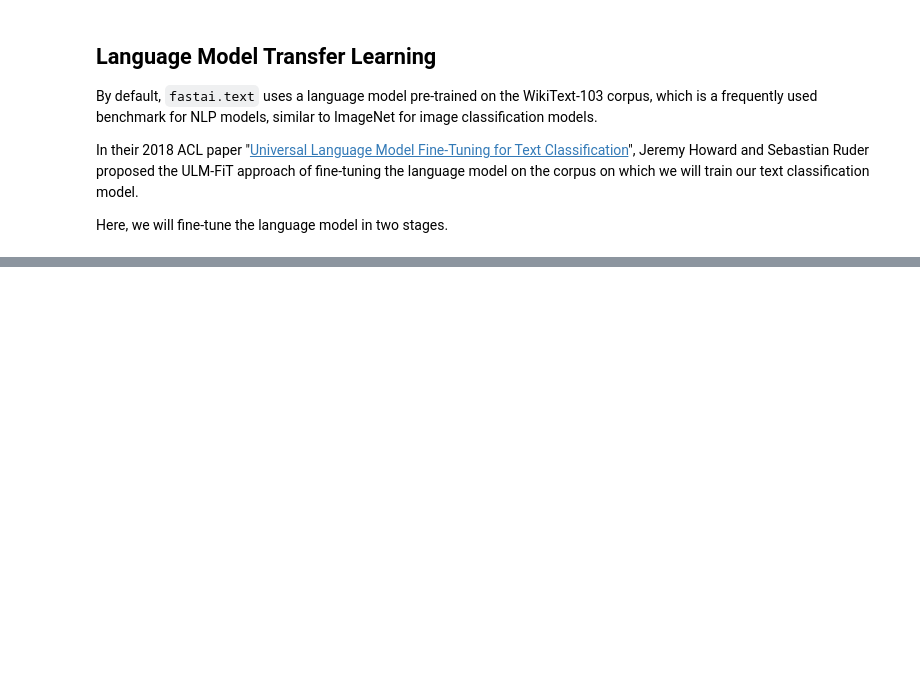
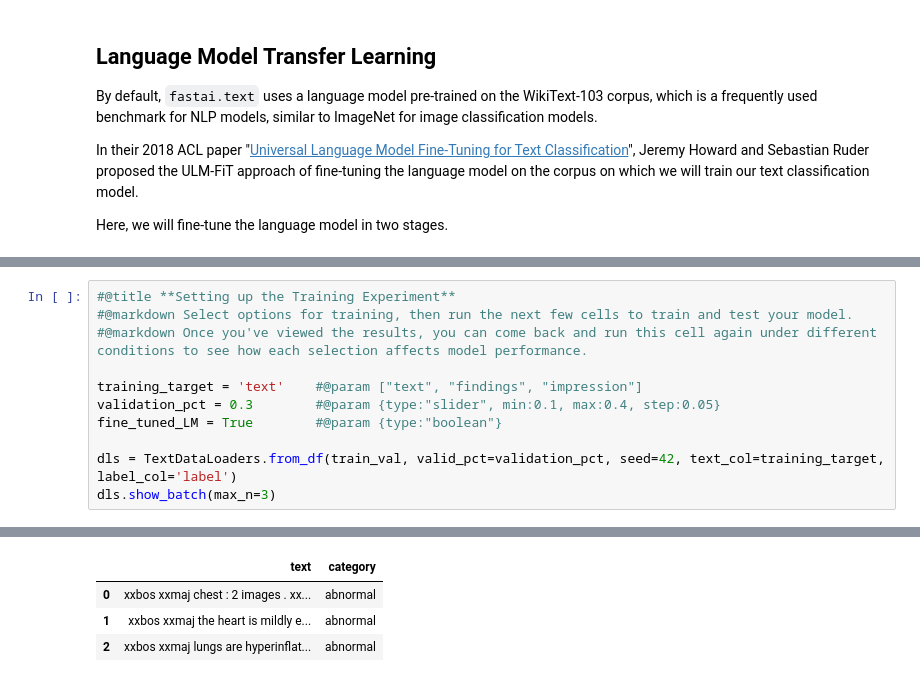
Before and after one commit to wfwiggins/RSNA-NLP-2020, a Jupyter notebook: RSNA20_NLP.ipynb, the cells around one changed output, grey strips where cells are left out. Cells and saved outputs as stored; diff of their text form; blank space fills up the shorter version.

```diff
--- a/RSNA20_NLP.ipynb
+++ b/RSNA20_NLP.ipynb
@@ -274,0 +307,12 @@ Success!
+# %%
+#@title **Setting up the Training Experiment**
+#@markdown Select options for training, then run the next few cells to train and test your model.
+#@markdown Once you've viewed the results, you can come back and run this cell again under different conditions to see how each selection affects model performance.
+
+training_target = 'text'    #@param ["text", "findings", "impression"]
+validation_pct = 0.3        #@param {type:"slider", min:0.1, max:0.4, step:0.05}
+fine_tuned_LM = True        #@param {type:"boolean"}
+
+dls = TextDataLoaders.from_df(train_val, valid_pct=validation_pct, seed=42, text_col=training_target, label_col='label')
+dls.show_batch(max_n=3)
+# %% [output]
@@ -274,0 +320,4 @@ Success!
+|  | text | category |
+| 0 | xxbos xxmaj chest : 2 images . xx... | abnormal |
+| 1 | xxbos xxmaj the heart is mildly e... | abnormal |
+| 2 | xxbos xxmaj lungs are hyperinflat... | abnormal |
```
Also changed, not shown: parts of 20 cells of this notebook.
